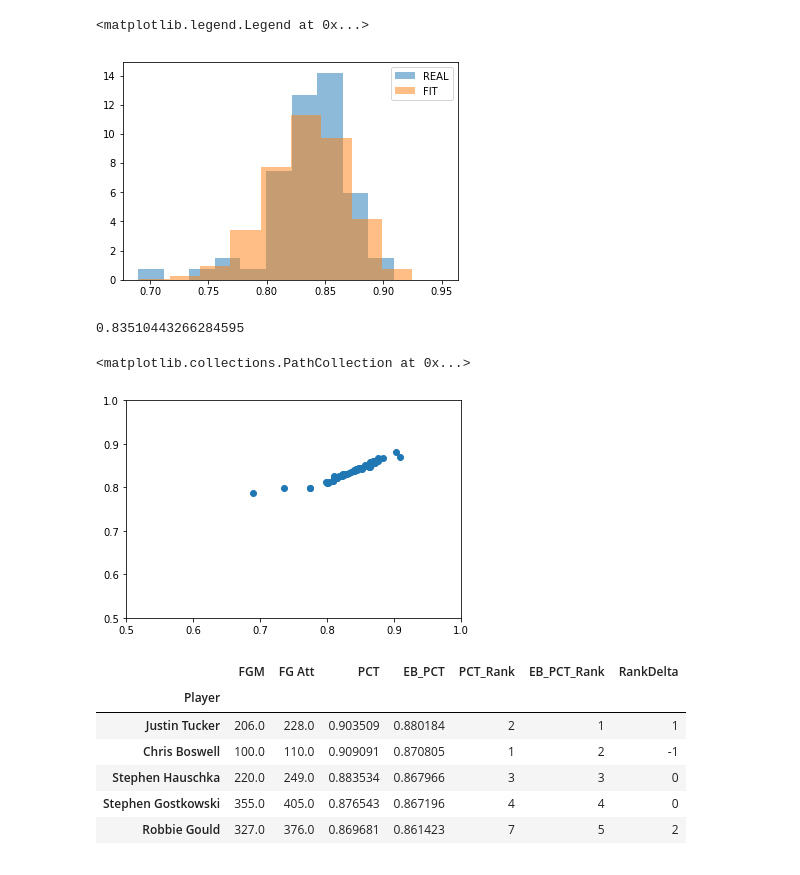
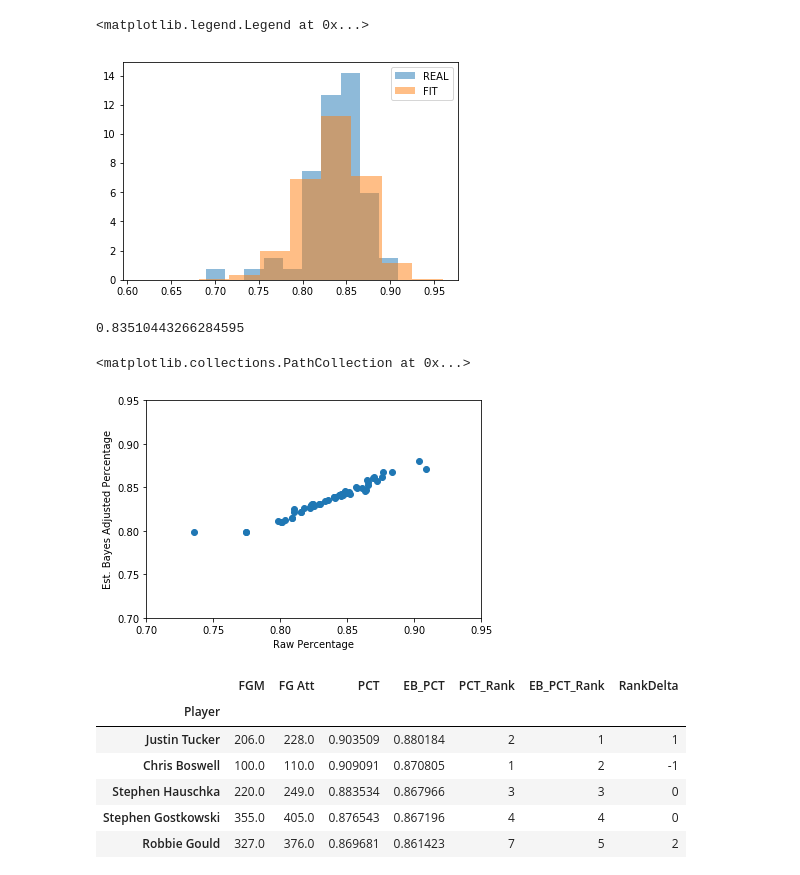
Before and after one commit to tblanarik/ebkickers, a Jupyter notebook: src/Kickers.ipynb, the cells around one changed output. Saved outputs shown, nothing was run; the diff lists cells and outputs as text; code cells hidden in the pictures.

Commit message:
added heading to the notebook. fixed graph

```diff
--- a/src/Kickers.ipynb
+++ b/src/Kickers.ipynb
@@ -1,5 +5,6 @@
 # %%
-DATA_LOCATION = r'C:\Users\tblan\Desktop\kickers'
+data_location = r'C:\Users\tblan\Desktop\kickers'
+min_attempts = 50
 # %%
 import numpy as np
 import matplotlib.pyplot as pyplot
@@ -12,5 +15,5 @@ min_attempts = 50
 # %%
-frames = [pandas.read_csv(fname) for fname in glob.glob(path.join(DATA_LOCATION, 'k*.csv'))]
+frames = [pandas.read_csv(fname) for fname in glob.glob(path.join(data_location, 'k*.csv'))]
 # %%
 frames = [f.filter(['Player','FGM', 'FG Att']).set_index('Player') for f in frames]
 # %%
@@ -25,11 +28,11 @@ kickers = kickers.assign(PCT = lambda x: x['FGM']/x['FG Att'])
 a,b,_x,_y = stats.beta.fit(kickers['PCT'], floc=0, fscale=1)
 # %%
 pyplot.hist(kickers['PCT'], alpha=0.5, label='REAL', normed=True)
-pyplot.hist([np.random.beta(a,b) for i in range(10000)], alpha=0.5, label='FIT', normed=True)
+pyplot.hist([np.random.beta(a,b) for i in range(1000000)], alpha=0.5, label='FIT', normed=True)
 pyplot.legend(loc='upper right')
 # %% [output]
 <matplotlib.legend.Legend at 0x...>
-[figure, old version]
+[figure, new version]
 # %%
 a/(a+b)
 # %% [output]
@@ -41,12 +44,14 @@ def bayesit(att, made, a, b):
 kickers = kickers.assign(EB_PCT = bayesit(kickers['FG Att'], kickers['FGM'], a, b))
 # %%
 axScatter = pyplot.subplot(111)
-pyplot.xlim(0.5, 1)
-pyplot.ylim(0.5, 1)
+pyplot.xlim(0.7, 0.95)
+pyplot.ylim(0.7, 0.95)
+axScatter.set_xlabel("Raw Percentage")
+axScatter.set_ylabel("Est. Bayes Adjusted Percentage")
 axScatter.scatter(kickers['PCT'],kickers['EB_PCT'])
 # %% [output]
 <matplotlib.collections.PathCollection at 0x...>
-[figure, old version]
+[figure, new version]
 # %%
 cols = ['PCT']
 tups = kickers[cols].sort_values(cols, ascending=False).apply(tuple, 1)
```
Also changed, not shown: parts of 2 cells of this notebook.
